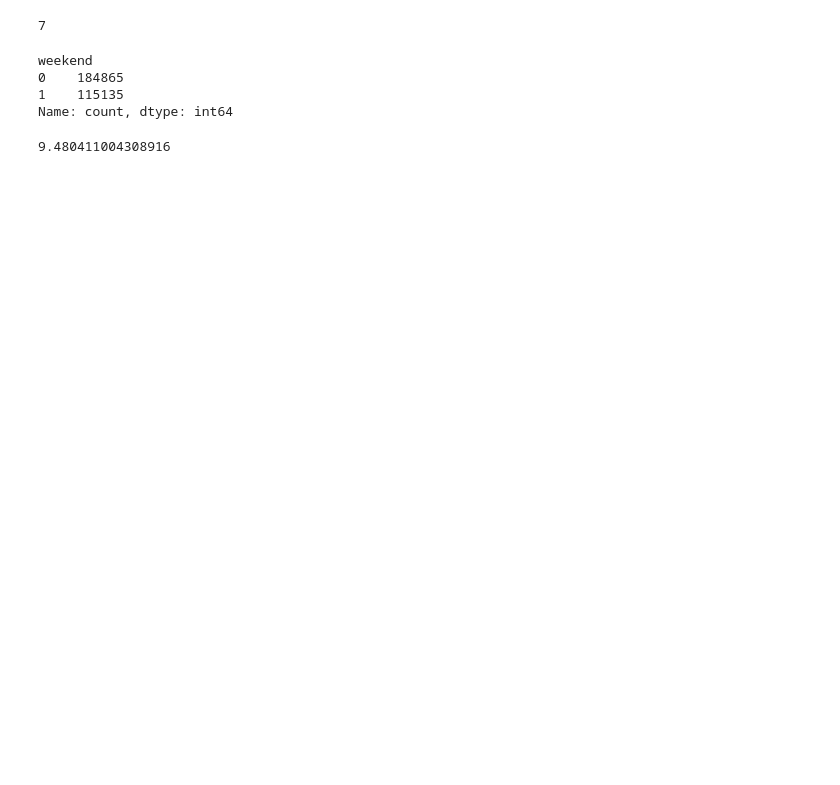
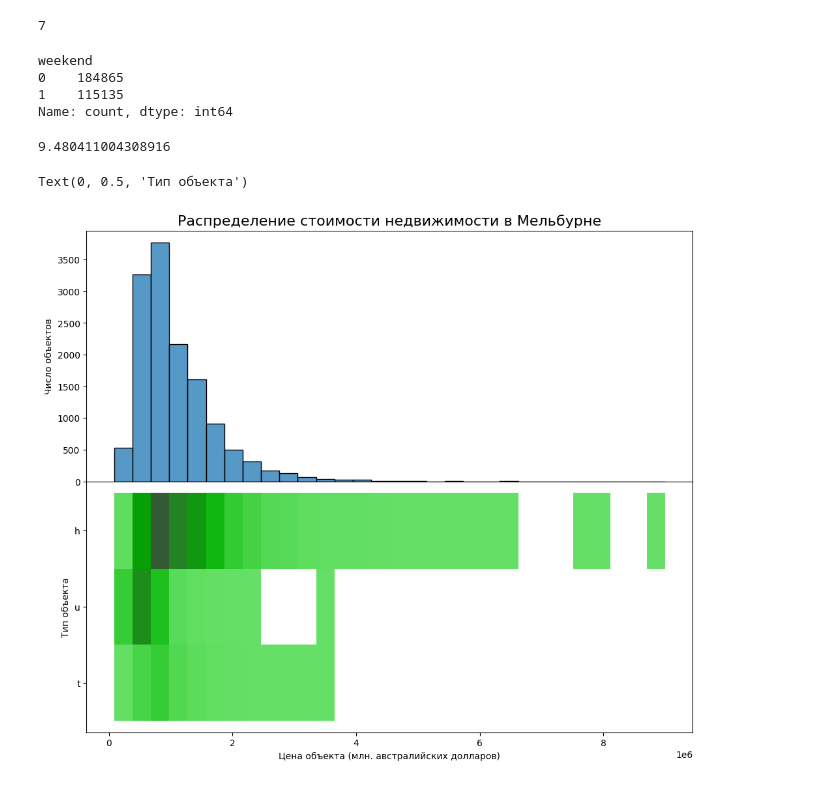
Before and after one commit to merrysam/Study, a Jupyter notebook: PY10_Intro_to_Pandas/practice.ipynb, the cells around one changed output. Saved outputs shown, nothing was run; the diff lists cells and outputs as text; code cells hidden in the pictures; blank space fills up the shorter version.

```diff
--- a/PY10_Intro_to_Pandas/practice.ipynb
+++ b/PY10_Intro_to_Pandas/practice.ipynb
@@ -41,3 +41,36 @@ velo_df['time_of_day'] = velo_df['starttime'].dt.hour.apply(get_time)
 len(velo_df[velo_df['time_of_day'] == 'day']) / len(velo_df[velo_df['time_of_day'] == 'night'])
 # %% [output]
 9.480411004308916
+# %%
+import matplotlib.pyplot as plt
+import seaborn as sns
+import pandas as pd
+
+melb_data = pd.read_csv('data/melb_data.csv')
+
+fig, axes = plt.subplots(nrows=2, ncols=1, figsize=(12, 10))
+plt.subplots_adjust(hspace=.0)
+
+histplot1 = sns.histplot(
+    data=melb_data,
+    x='Price',
+    bins=30,
+    ax=axes[0],
+)
+histplot1.set_title('Распределение стоимости недвижимости в Мельбурне', fontsize=16)
+histplot1.set_xlabel('Цена объекта (млн. австралийских долларов)')
+histplot1.set_ylabel('Число объектов')
+
+histplot2 = sns.histplot(
+    data=melb_data,
+    x='Price',
+    y='Type',
+    bins=30,
+    color='green',
+    ax=axes[1]
+)
+histplot2.set_xlabel('Цена объекта (млн. австралийских долларов)')
+histplot2.set_ylabel('Тип объекта')
+# %% [output]
+Text(0, 0.5, 'Тип объекта')
+[figure, added]
```
